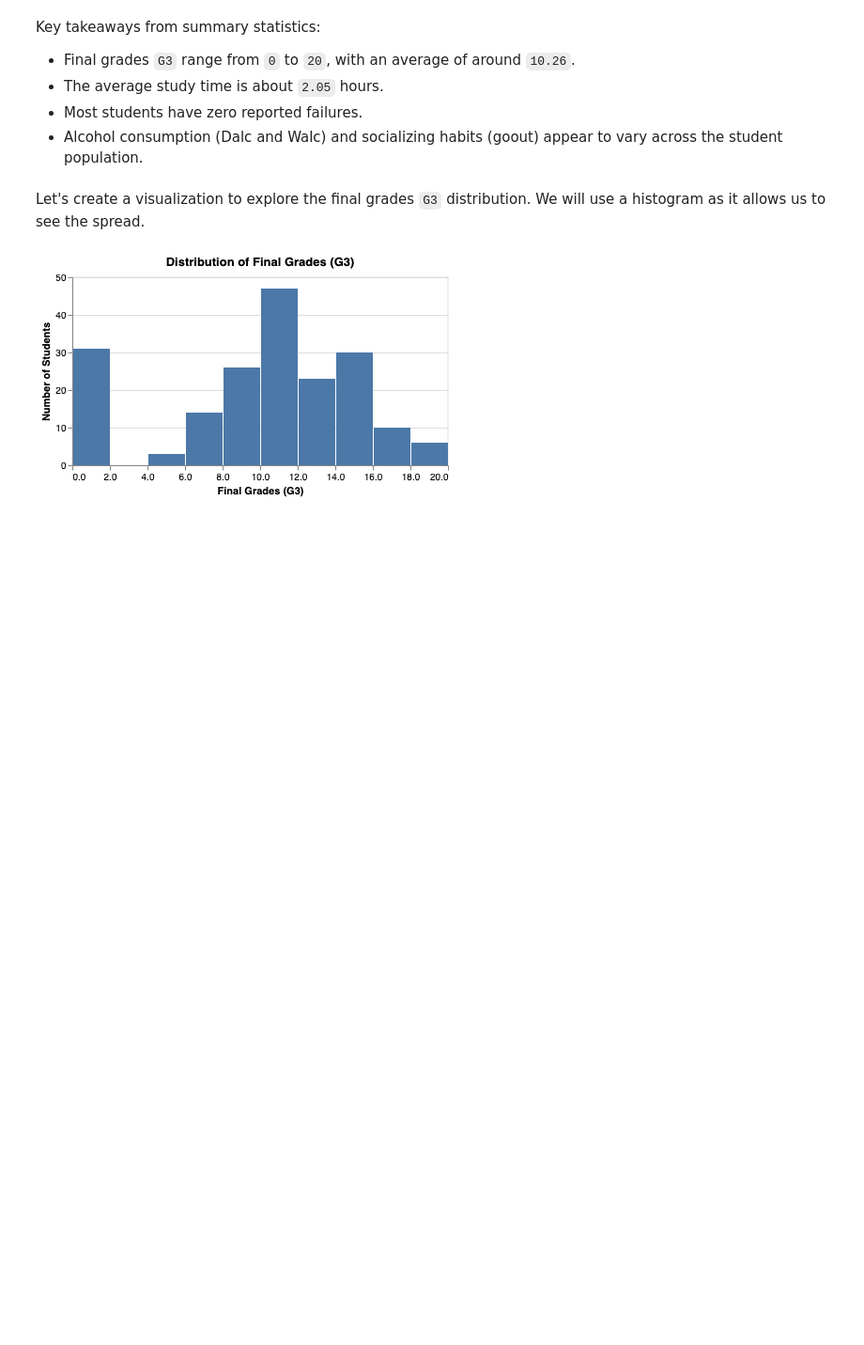
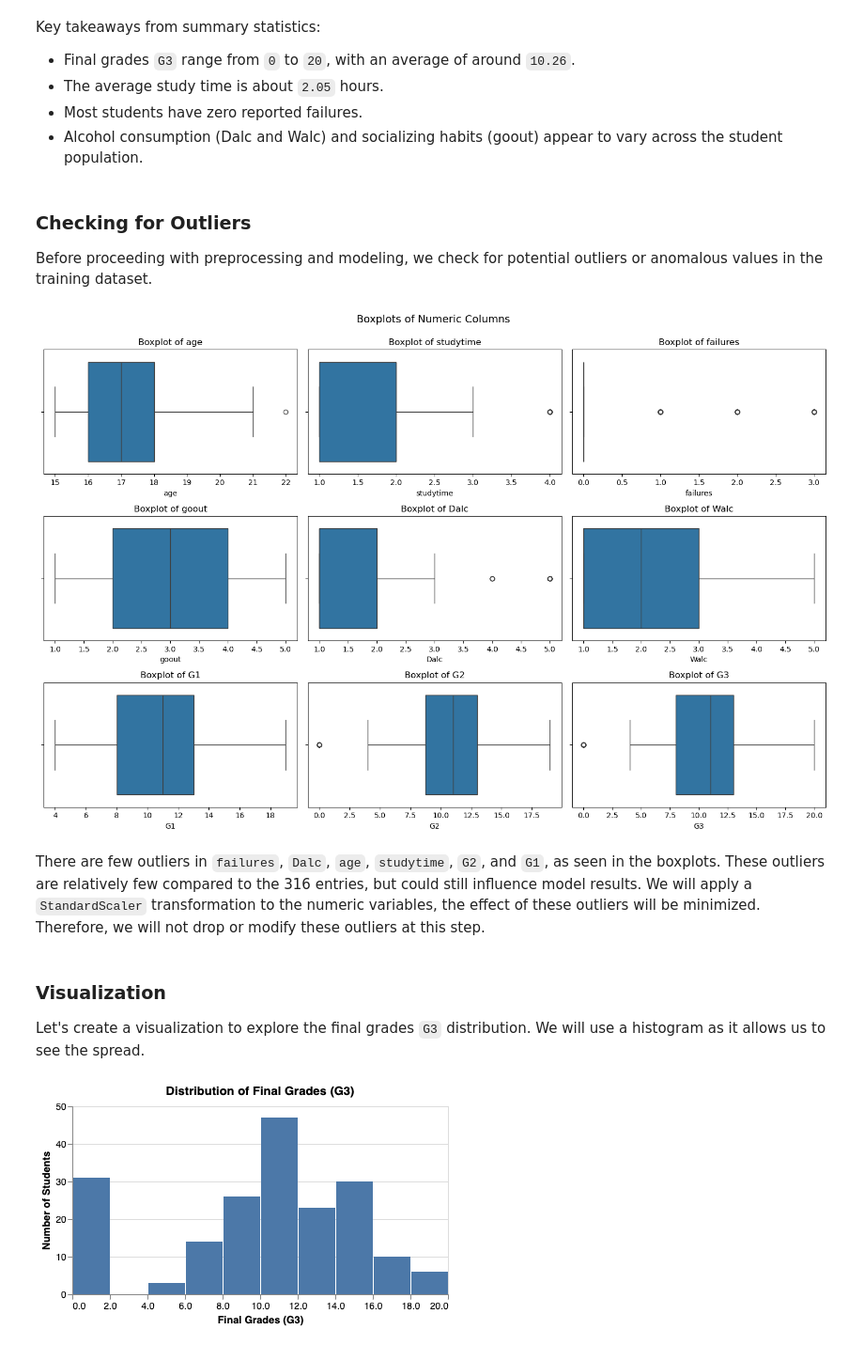
Before and after one commit to UBC-MDS/dsci-522-group-23, a Jupyter notebook: notebooks/student_performance_predictor_report.ipynb, the cells around one changed output. Shown at 94% size. Drawn from its saved outputs; the diff is of its cells as text; code cells hidden in the pictures; blank space fills up the shorter version.

Commit message:
add check outlier part

```diff
--- a/notebooks/student_performance_predictor_report.ipynb
+++ b/notebooks/student_performance_predictor_report.ipynb
@@ -209,7 +209,29 @@ Key takeaways from summary statistics:
 - The average study time is about `2.05` hours.
 - Most students have zero reported failures.
 - Alcohol consumption (Dalc and Walc) and socializing habits (goout) appear to vary across the student population.
+# %% [markdown]
+### Checking for Outliers
+
+Before proceeding with preprocessing and modeling, we check for potential outliers or anomalous values in the training dataset.
+# %%
+# Boxplot for numeric columns
+numeric_columns = train_df.select_dtypes(include='number').columns
+
+fig, axes = plt.subplots(nrows=3, ncols=3, figsize=(15, 10))
+
+for ax, column in zip(axes.flatten(), numeric_columns):
+    sns.boxplot(data=train_df, x=column, ax=ax)
+    ax.set_title(f"Boxplot of {column}")
+
+plt.tight_layout(rect=[0, 0, 1, 0.95])
+plt.suptitle("Boxplots of Numeric Columns", fontsize=14)
+plt.show()
+# %% [output]
+[figure, added]
+# %% [markdown]
+There are few outliers in `failures`, `Dalc`, `age`, `studytime`, `G2`, and `G1`, as seen in the boxplots. These outliers are relatively few compared to the 316 entries, but could still influence model results. We will apply a `StandardScaler` transformation to the numeric variables, the effect of these outliers will be minimized. Therefore, we will not drop or modify these outliers at this step.
 # %% [markdown]
+### Visualization
 Let's create a visualization to explore the final grades `G3` distribution. We will use a histogram as it allows us to see the spread.
 # %%
 # Visualization of grade distributions
```
Also changed, not shown: parts of 1 cell of this notebook.
